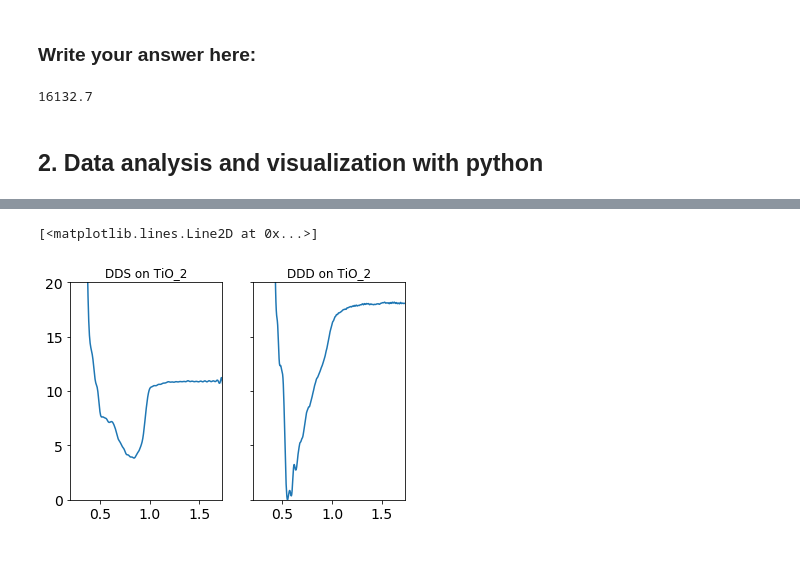
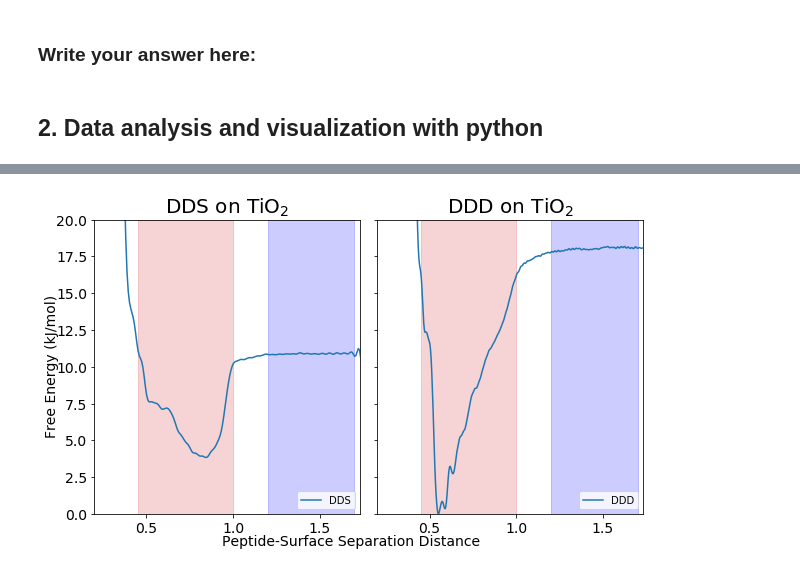
Before and after one commit to UWPRG/MOLSIM, a Jupyter notebook: Homeworks/Homework_w02/HW2_MIWA.ipynb, the cells around one changed output, grey strips where cells are left out. Cells and saved outputs as stored; diff of their text form; code cells hidden in the pictures.

```diff
--- a/Homeworks/Homework_w02/HW2_MIWA.ipynb
+++ b/Homeworks/Homework_w02/HW2_MIWA.ipynb
@@ -60,9 +60,6 @@ echo $z_coord >> si.txt
 
 z_avg=`grep O qua.pdb $8 | awk '{ sum+=$8} END {print sum}'`
 echo $z_avg >> si.txt
-echo $z_avg
-# %% [output]
-16132.7
 # %% [markdown]
 ## 2. Data analysis and visualization with python
 # %% [markdown]
@@ -83,44 +80,50 @@ echo $z_avg
 # %%
 import numpy as np
 import matplotlib.pyplot as plt
 data=np.genfromtxt('fes1.dat',delimiter=' ')
-end = len(data)+1
+end = len(data)-1
 fes1X=[0]*end
 fes1Y=[0]*end
-for i in range(0,len(data)):
+for i in range(0,end):
     fes1X[i]=data[i][0]
     fes1Y[i]=data[i][1]
-
-minY=min(fes1Y)
-for j in range(0,len(data)):
-    fes1Y[j]=fes1Y[j]-minY
+min1Y=min(fes1Y)
+for j in range(0,end):
+    fes1Y[j]=fes1Y[j]-min1Y
 
 data=np.genfromtxt('fes2.dat',delimiter=' ')
-end = len(data)+1
+end = len(data)-1
 fes2X=[0]*end
 fes2Y=[0]*end
-for i in range(0,len(data)):
+for i in range(0,end):
     fes2X[i]=data[i][0]
     fes2Y[i]=data[i][1]
-
 minY=min(fes2Y)
-for j in range(0,len(data)):
+for j in range(0,end):
     fes2Y[j]=fes2Y[j]-minY
 
-f, (ax1,ax2)=plt.subplots(1,2,sharey=True)
+fig, (ax1,ax2)=plt.subplots(nrows=1, ncols=2, sharex=True, sharey=True,figsize=(8.5,5))
+fig.text(0.5,0,'Peptide-Surface Separation Distance',ha='center',fontsize=14)
+fig.text(0, 0.5,'Free Energy (kJ/mol)',va='center',rotation='vertical',fontsize=14)
+ax1.plot(fes1X,fes1Y,label='DDS')
+ax2.plot(fes2X,fes2Y,label='DDD')
 ax1.set_xlim([0.2, 1.73])
 ax1.set_ylim([0, 20])
 ax2.set_xlim([0.2, 1.73])
 ax2.set_ylim([0, 20])
-ax1.title.set_text('DDS on TiO_2')
-ax2.title.set_text('DDD on TiO_2')
-plt.rc('xtick',labelsize=14)
-plt.rc('ytick',labelsize=14)
-ax1.plot(fes1X,fes1Y)
-ax2.plot(fes2X,fes2Y)
+ax1.set_title('DDS on TiO$_2$',fontsize=20)
+ax2.set_title('DDD on TiO$_2$',fontsize=20)
+plt.xticks(fontsize=14)
+plt.yticks(fontsize=14)
+ax1.legend(loc="lower right")
+ax2.legend(loc="lower right")
+ax1.axvspan(0.45,1,alpha=0.2,color='#d62728')
+ax1.axvspan(1.2,1.7,alpha=0.2,color='blue')
+ax2.axvspan(0.45,1,alpha=0.2,color='#d62728')
+ax2.axvspan(1.2,1.7,alpha=0.2,color='blue')
+fig.tight_layout()
 # %% [output]
-[<matplotlib.lines.Line2D at 0x...>]
-[figure, old version]
+[figure, new version]
 # %%
 plt.figure(figsize=(5,5))
 plt.title('DSS on TiO_2')
```
Also changed, not shown: parts of 1 cell of this notebook, 2 other files.
